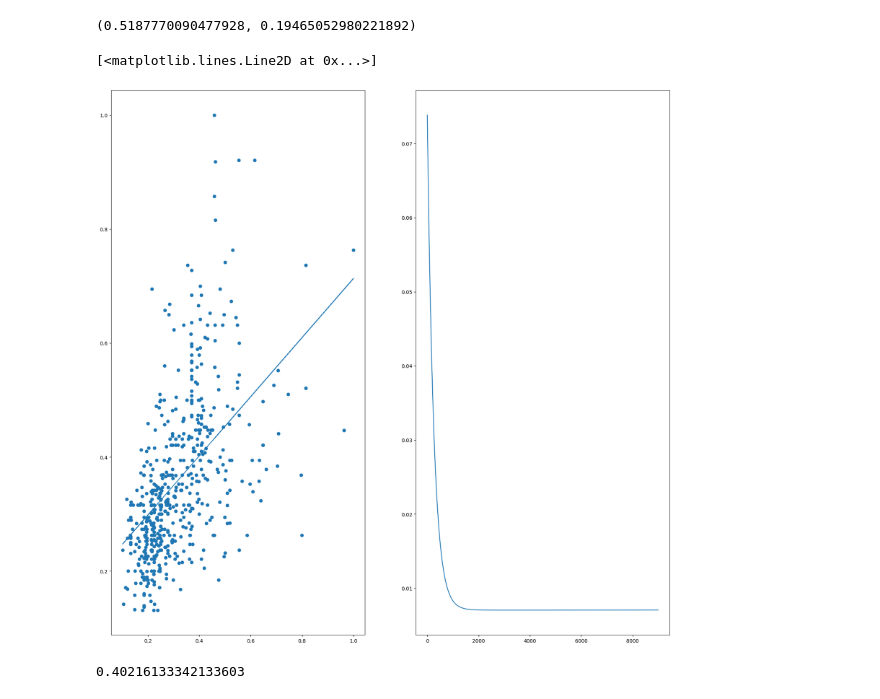
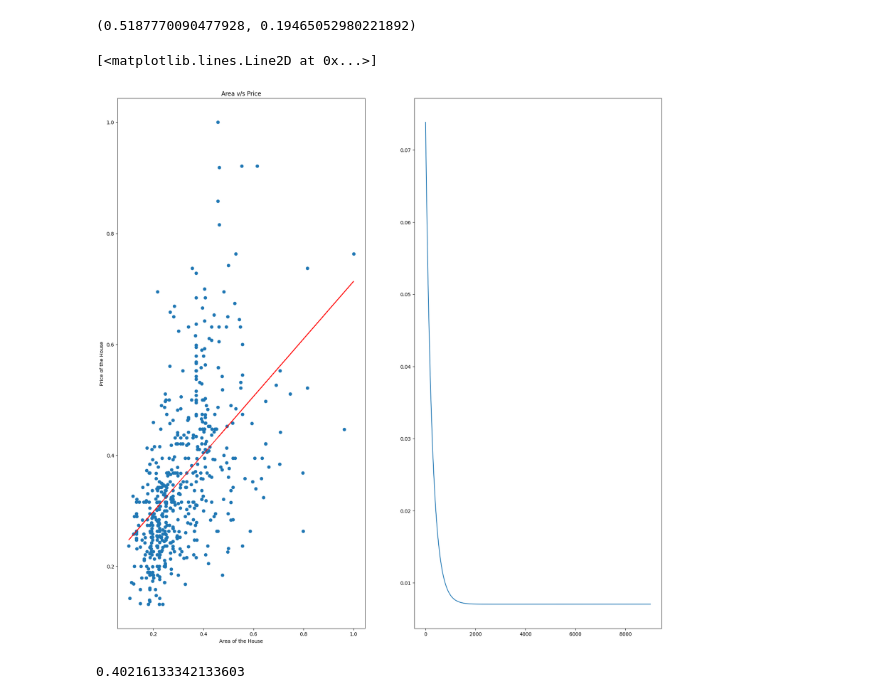
Before and after one commit to shreyash2503/MachineLearningSkLearn, a Jupyter notebook: Regression.ipynb, the cells around one changed output. Cells and saved outputs as stored; diff of their text form; code cells hidden in the pictures.

```diff
--- a/Regression.ipynb
+++ b/Regression.ipynb
@@ -138,16 +129,19 @@ w, b
 # %%
 fig, axes = plt.subplots(ncols = 2, nrows = 1, figsize = (20, 20), dpi = 100)
 axes1 = axes[0]
 axes2 = axes[1]
 axes1.scatter(area, price)
-axes1.plot(area, w * area + b)
+axes1.plot(area, w * area + b, color = 'red')
+axes1.set_xlabel("Area of the House")
+axes1.set_ylabel("Price of the House")
+axes1.set_title('Area v/s Price')
 
 axes2.plot(np.arange(0, len(J_history)), J_history)
 
 # fig.subplots_adjust(hspace = 5, wspace = 10)
 # %% [output]
 [<matplotlib.lines.Line2D at 0x...>]
-[figure, old version]
+[figure, new version]
 # %%
 w * 0.4 + b
 # %% [output]
```
Also changed, not shown: parts of 80 cells of this notebook, 17 other files.
